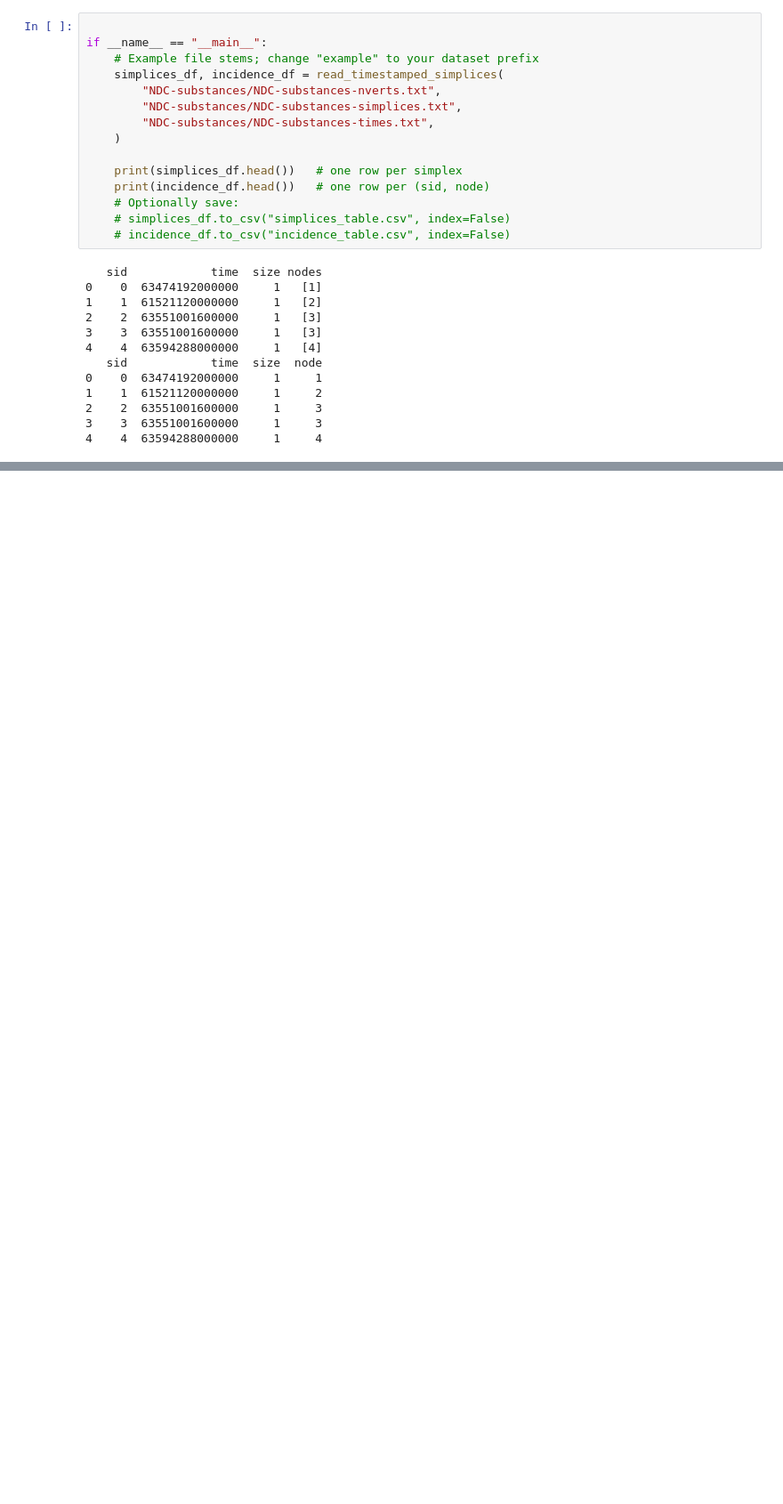
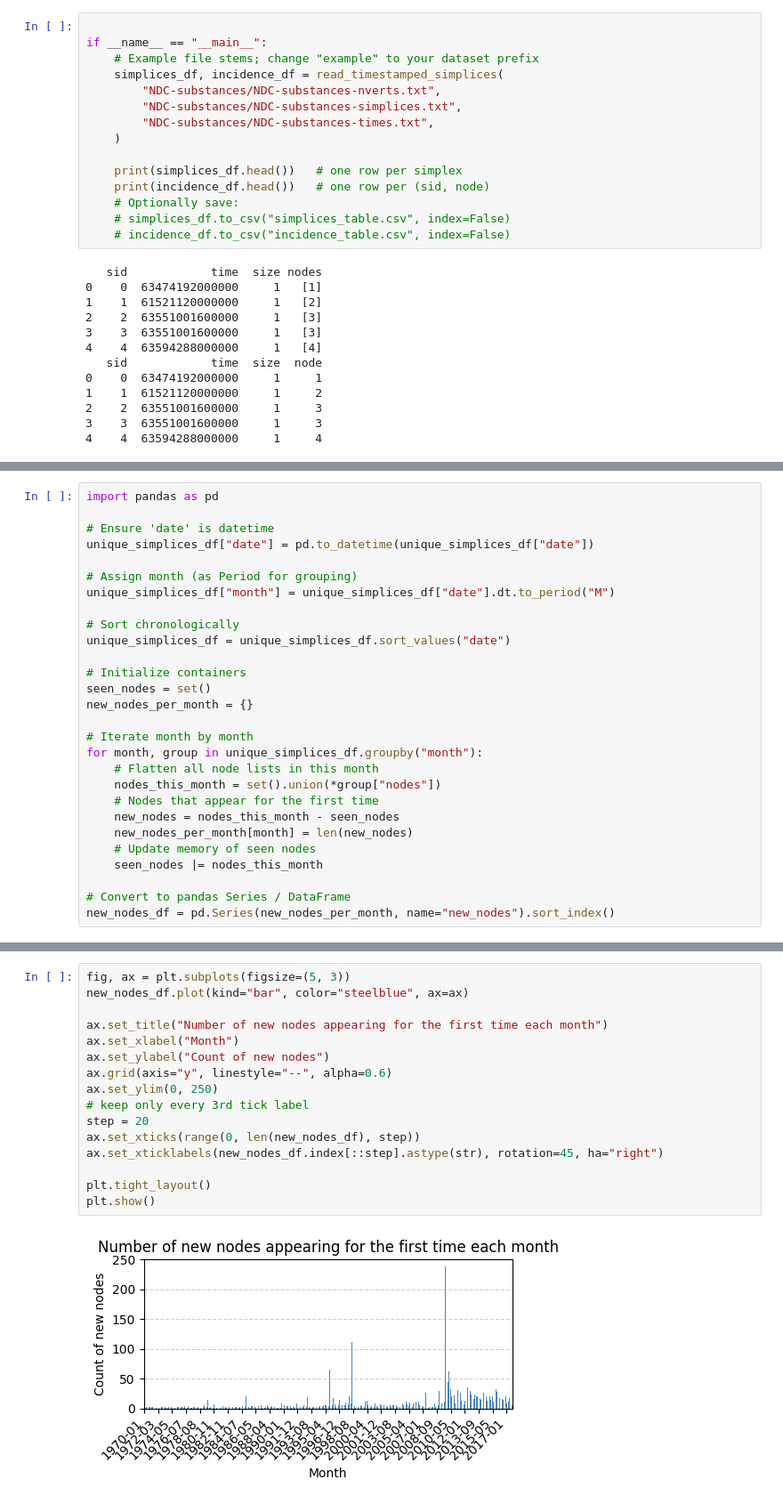
Before and after one commit to Mattehub/beyond-the-edge-tutorial, a Jupyter notebook: group_drugs_notebook.ipynb, the cells around one changed output, grey strips where cells are left out. Shown at 89% size. Cells and saved outputs as stored; diff of their text form; blank space fills up the shorter version.

```diff
--- a/group_drugs_notebook.ipynb
+++ b/group_drugs_notebook.ipynb
@@ -124,0 +249,28 @@ incidence_df.head()
+# %%
+import pandas as pd
+
+# Ensure 'date' is datetime
+unique_simplices_df["date"] = pd.to_datetime(unique_simplices_df["date"])
+
+# Assign month (as Period for grouping)
+unique_simplices_df["month"] = unique_simplices_df["date"].dt.to_period("M")
+
+# Sort chronologically
+unique_simplices_df = unique_simplices_df.sort_values("date")
+
+# Initialize containers
+seen_nodes = set()
+new_nodes_per_month = {}
+
+# Iterate month by month
+for month, group in unique_simplices_df.groupby("month"):
+    # Flatten all node lists in this month
+    nodes_this_month = set().union(*group["nodes"])
+    # Nodes that appear for the first time
+    new_nodes = nodes_this_month - seen_nodes
+    new_nodes_per_month[month] = len(new_nodes)
+    # Update memory of seen nodes
+    seen_nodes |= nodes_this_month
+
+# Convert to pandas Series / DataFrame
+new_nodes_df = pd.Series(new_nodes_per_month, name="new_nodes").sort_index()
@@ -124,0 +293,18 @@ incidence_df.head()
+# %%
+fig, ax = plt.subplots(figsize=(5, 3))
+new_nodes_df.plot(kind="bar", color="steelblue", ax=ax)
+
+ax.set_title("Number of new nodes appearing for the first time each month")
+ax.set_xlabel("Month")
+ax.set_ylabel("Count of new nodes")
+ax.grid(axis="y", linestyle="--", alpha=0.6)
+ax.set_ylim(0, 250)
+# keep only every 3rd tick label
+step = 20
+ax.set_xticks(range(0, len(new_nodes_df), step))
+ax.set_xticklabels(new_nodes_df.index[::step].astype(str), rotation=45, ha="right")
+
+plt.tight_layout()
+plt.show()
+# %% [output]
+[figure, added]
```
Also changed, not shown: parts of 20 cells of this notebook.
